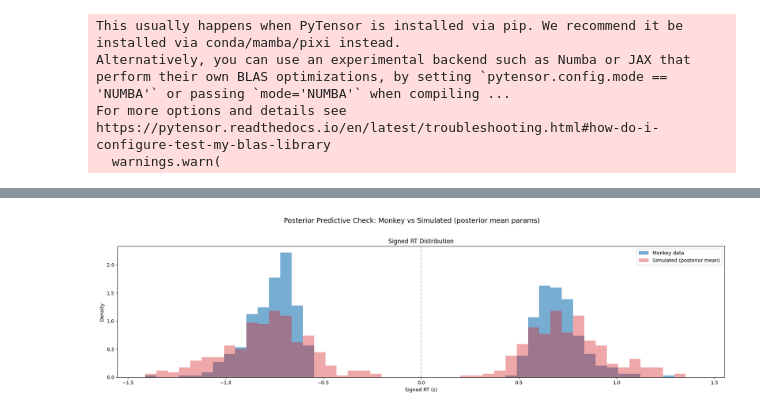
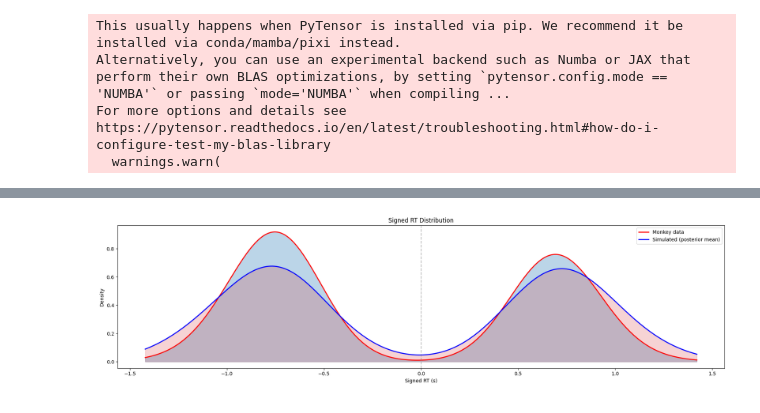
Before and after one commit to AndrewZhang599/efficient-fpt, a Jupyter notebook: examples/example8_empirical/empirical_test.ipynb, the cells around one changed output, grey strips where cells are left out. Saved outputs shown, nothing was run; the diff lists cells and outputs as text; code cells hidden in the pictures.

Commit message:
run with 4 MCMC chains and KDE plot

```diff
--- a/examples/example8_empirical/empirical_test.ipynb
+++ b/examples/example8_empirical/empirical_test.ipynb
@@ -133,7 +138,7 @@ num_data = len(rt)   # 587 trials
 TRUNC_NUM = 6        # Series truncation (optimal for JAX/XLA)
 N_DRAWS = 500       # Posterior draws per chain
 N_TUNE = 500         # Warmup/tuning steps
-N_CHAINS = 2         # Number of MCMC chains
+N_CHAINS = 4         # Number of MCMC chains
 RANDOM_SEED = 42
 
 print(f"Trials: {num_data}, Max RT: {M:.4f}, max_d: {max_d}")
@@ -408,12 +411,0 @@ plt.show()
-# %%
-# Posterior distributions
-fig, axes = plt.subplots(1, 5, figsize=(18, 4))
-for i, param in enumerate(params):
-    ax = axes[i]
-    samples = trace.posterior[param].values.flatten()
-    ax.hist(samples, bins=50, density=True, alpha=0.7)
-    ax.set_xlabel(param)
-    ax.set_title(f'{param}: {np.mean(samples):.3f} +/- {np.std(samples):.3f}')
-plt.suptitle('Posterior Distributions (monk_data_1)', y=1.02, fontsize=14)
-plt.tight_layout()
-plt.show()
@@ -430,6 +420,8 @@ plt.show()
 # Forward simulate from posterior means using empirical trial structure
 from efficient_fpt.addm import _build_mu_data_padded
 from efficient_fpt.addm_simulator_cy import simulate_addm_batch_cy
+from scipy.stats import gaussian_kde
+
 
 # Extract posterior means
 post_eta = float(trace.posterior['eta'].mean())
@@ -502,52 +494,53 @@ sim_signed_rt = sim_rts_valid * sim_choices_valid
 
 fig, axes = plt.subplots(1, 1, figsize=(18, 5))
 
+# # --- Panel 1: Signed RT distributions (combined) ---
+# ax = axes
+# bins_signed = np.linspace(-max(emp_rt.max(), sim_rts_valid.max()),
+#                            max(emp_rt.max(), sim_rts_valid.max()), 50)
+# ax.hist(emp_signed_rt, bins=bins_signed, density=True, alpha=0.6,
+#         label='Monkey data', color='#1f77b4')
+# ax.hist(sim_signed_rt, bins=bins_signed, density=True, alpha=0.4,
+#         label='Simulated (posterior mean)', color='#d62728')
+# ax.axvline(0, color='gray', linestyle='--', alpha=0.5)
+# ax.set_xlabel('Signed RT (s)')
+# ax.set_ylabel('Density')
+# ax.set_title('Signed RT Distribution')
+# ax.legend()
+
+
+# fig.suptitle('Posterior Predictive Check: Monkey vs Simulated (posterior mean params)',
+#              y=1.02, fontsize=14)
+# plt.tight_layout()
+# plt.show()
+
 # --- Panel 1: Signed RT distributions (combined) ---
 ax = axes
-bins_signed = np.linspace(-max(emp_rt.max(), sim_rts_valid.max()),
-                           max(emp_rt.max(), sim_rts_valid.max()), 50)
-ax.hist(emp_signed_rt, bins=bins_signed, density=True, alpha=0.6,
-        label='Monkey data', color='#1f77b4')
-ax.hist(sim_signed_rt, bins=bins_signed, density=True, alpha=0.4,
-        label='Simulated (posterior mean)', color='#d62728')
+
+# Define evaluation grid
+xmin = -max(emp_rt.max(), sim_rts_valid.max())
+xmax =  max(emp_rt.max(), sim_rts_valid.max())
+x_grid = np.linspace(xmin, xmax, 500)
+
+# Compute KDEs
+emp_kde = gaussian_kde(emp_signed_rt)
+sim_kde = gaussian_kde(sim_signed_rt)
+
+# Plot KDE curves
+ax.plot(x_grid, emp_kde(x_grid), label='Monkey data', color='red', linewidth=2)
+ax.plot(x_grid, sim_kde(x_grid), label='Simulated (posterior mean)', color='blue', linewidth=2)
+
+# Optional: light fill for readability
+ax.fill_between(x_grid, emp_kde(x_grid), alpha=0.3, color='#1f77b4')
+ax.fill_between(x_grid, sim_kde(x_grid), alpha=0.2, color='#d62728')
+
 ax.axvline(0, color='gray', linestyle='--', alpha=0.5)
 ax.set_xlabel('Signed RT (s)')
 ax.set_ylabel('Density')
 ax.set_title('Signed RT Distribution')
 ax.legend()
-
-# # --- Panel 2: Upper boundary (choice = +1, left chosen) ---
-# ax = axes[1]
-# bins_rt = np.linspace(0, max(emp_rt.max(), sim_rts_valid.max()), 40)
-# emp_upper = emp_rt[emp_choice == 1]
-# sim_upper = sim_rts_valid[sim_choices_valid == 1]
-# ax.hist(emp_upper, bins=bins_rt, density=True, alpha=0.6,
-#         label=f'Monkey (n={len(emp_upper)})', color='#1f77b4')
-# ax.hist(sim_upper, bins=bins_rt, density=True, alpha=0.4,
-#         label=f'Simulated (n={len(sim_upper)})', color='#d62728')
-# ax.set_xlabel('RT (s)')
-# ax.set_ylabel('Density')
-# ax.set_title('Upper Boundary (choice = +1)')
-# ax.legend()
-
-# # --- Panel 3: Lower boundary (choice = -1, right chosen) ---
-# ax = axes[2]
-# emp_lower = emp_rt[emp_choice == -1]
-# sim_lower = sim_rts_valid[sim_choices_valid == -1]
-# ax.hist(emp_lower, bins=bins_rt, density=True, alpha=0.6,
-#         label=f'Monkey (n={len(emp_lower)})', color='#1f77b4')
-# ax.hist(sim_lower, bins=bins_rt, density=True, alpha=0.4,
-#         label=f'Simulated (n={len(sim_lower)})', color='#d62728')
-# ax.set_xlabel('RT (s)')
-# ax.set_ylabel('Density')
-# ax.set_title('Lower Boundary (choice = -1)')
-# ax.legend()
-
-fig.suptitle('Posterior Predictive Check: Monkey vs Simulated (posterior mean params)',
-             y=1.02, fontsize=14)
 plt.tight_layout()
 plt.show()
-
 # Summary statistics
 print(f"\nSummary statistics:")
 print(f"  {'':20s} {'Monkey':>12s} {'Simulated':>12s}")
@@ -563,5 +556,5 @@ Posterior means:
 
 Total simulated: 587/587 terminated
-[figure, old version]
+[figure, new version]
 Summary statistics:
                              Monkey    Simulated
```
Also changed, not shown: parts of 11 cells of this notebook.
